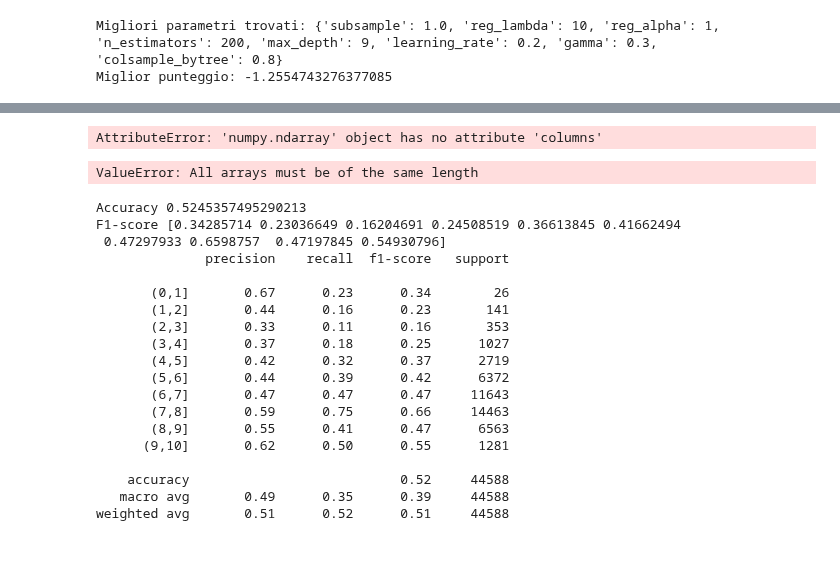
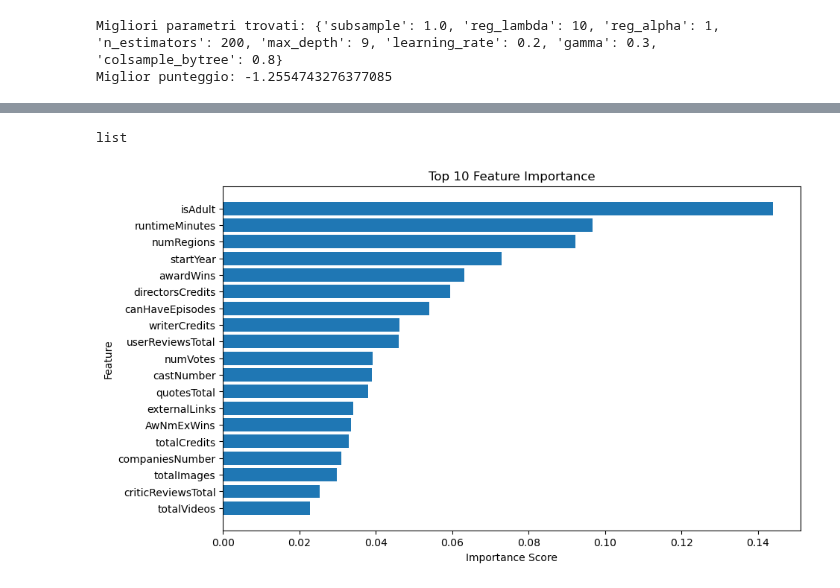
Before and after one commit to luigiascio/Data-Mining-2, a Jupyter notebook: gbm_rating_reg.ipynb, the cells around one changed output, grey strips where cells are left out. Saved outputs shown, nothing was run; the diff lists cells and outputs as text; code cells hidden in the pictures; blank space fills up the shorter version.

Commit message:
gmb reg feature importance

```diff
--- a/gbm_rating_reg.ipynb
+++ b/gbm_rating_reg.ipynb
@@ -175,77 +174,36 @@ plt.show()
-# %%
-import xgboost as xgb
-import matplotlib.pyplot as plt
-
-# Assicurati che il modello sia addestrato con i nomi delle feature
-best_model.feature_names = X_train.columns()
-
-# Visualizza le 10 feature più importanti
-xgb.plot_importance(best_model, max_num_features=10)
-plt.show()
-# %% [output]
-AttributeError: 'numpy.ndarray' object has no attribute 'columns'
+# %%
+df_num = df.select_dtypes(include=['number'])
+type(list(df_num.columns))
+# %% [output]
+list
+# %%
+df_num = df_num.drop(['averageRating'], axis = 1)
 # %%
 import pandas as pd
 
 # Supponiamo che X_train sia un array di NumPy
 # Converti X_train in un DataFrame di Pandas
-X_train_df = pd.DataFrame(X_train, columns=['feature1', 'feature2', 'feature3', ...])  # Sostituisci con i nomi delle tue feature
+X_train_df = pd.DataFrame(X_train, columns=df_num.columns)  # Sostituisci con i nomi delle tue feature
 
 # Calcola la feature importance
 importance = best_model.feature_importances_
 
 # Crea un DataFrame con i nomi delle feature e la loro importanza
 feature_importance_df = pd.DataFrame({
     'Feature': X_train_df.columns,
     'Importance': importance
 })
 
 # Ordina il DataFrame per importanza decrescente e seleziona le prime 10 feature
-top_features = feature_importance_df.sort_values(by='Importance', ascending=False).head(10)
+top_features = feature_importance_df.sort_values(by='Importance', ascending=False).head(19)
 
 # Crea un grafico a barre per visualizzare le 10 feature più importanti
 plt.figure(figsize=(10, 6))
 plt.barh(top_features['Feature'], top_features['Importance'])
 plt.xlabel('Importance Score')
 plt.ylabel('Feature')
 plt.title('Top 10 Feature Importance')
 plt.gca().invert_yaxis()
 plt.show()
 # %% [output]
-ValueError: All arrays must be of the same length
+[figure, added]
-# %%
-from sklearn.metrics import accuracy_score, f1_score, classification_report
-
-# Supponendo che y_pred e y_test_numeric siano già definiti
-# y_pred = best_model.predict(X_test)
-
-# Definire gli intervalli
-intervals = ['(0,1]', '(1,2]', '(2,3]', '(3,4]', '(4,5]', '(5,6]', '(6,7]', '(7,8]', '(8,9]', '(9,10]']
-
-# Stampare l'accuratezza
-print('Accuracy %s' % accuracy_score(y_test_numeric, y_pred))
-
-# Stampare il F1-score
-print('F1-score %s' % f1_score(y_test_numeric, y_pred, average=None))
-
-print(classification_report(y_test_numeric, y_pred, target_names=intervals))
-# %% [output]
-Accuracy 0.5245357495290213
-F1-score [0.34285714 0.23036649 0.16204691 0.24508519 0.36613845 0.41662494
- 0.47297933 0.6598757  0.47197845 0.54930796]
-              precision    recall  f1-score   support
-
-       (0,1]       0.67      0.23      0.34        26
-       (1,2]       0.44      0.16      0.23       141
-       (2,3]       0.33      0.11      0.16       353
-       (3,4]       0.37      0.18      0.25      1027
-       (4,5]       0.42      0.32      0.37      2719
-       (5,6]       0.44      0.39      0.42      6372
-       (6,7]       0.47      0.47      0.47     11643
-       (7,8]       0.59      0.75      0.66     14463
-       (8,9]       0.55      0.41      0.47      6563
-      (9,10]       0.62      0.50      0.55      1281
-
-    accuracy                           0.52     44588
-   macro avg       0.49      0.35      0.39     44588
-weighted avg       0.51      0.52      0.51     44588
```
Also changed, not shown: parts of 6 cells of this notebook.
